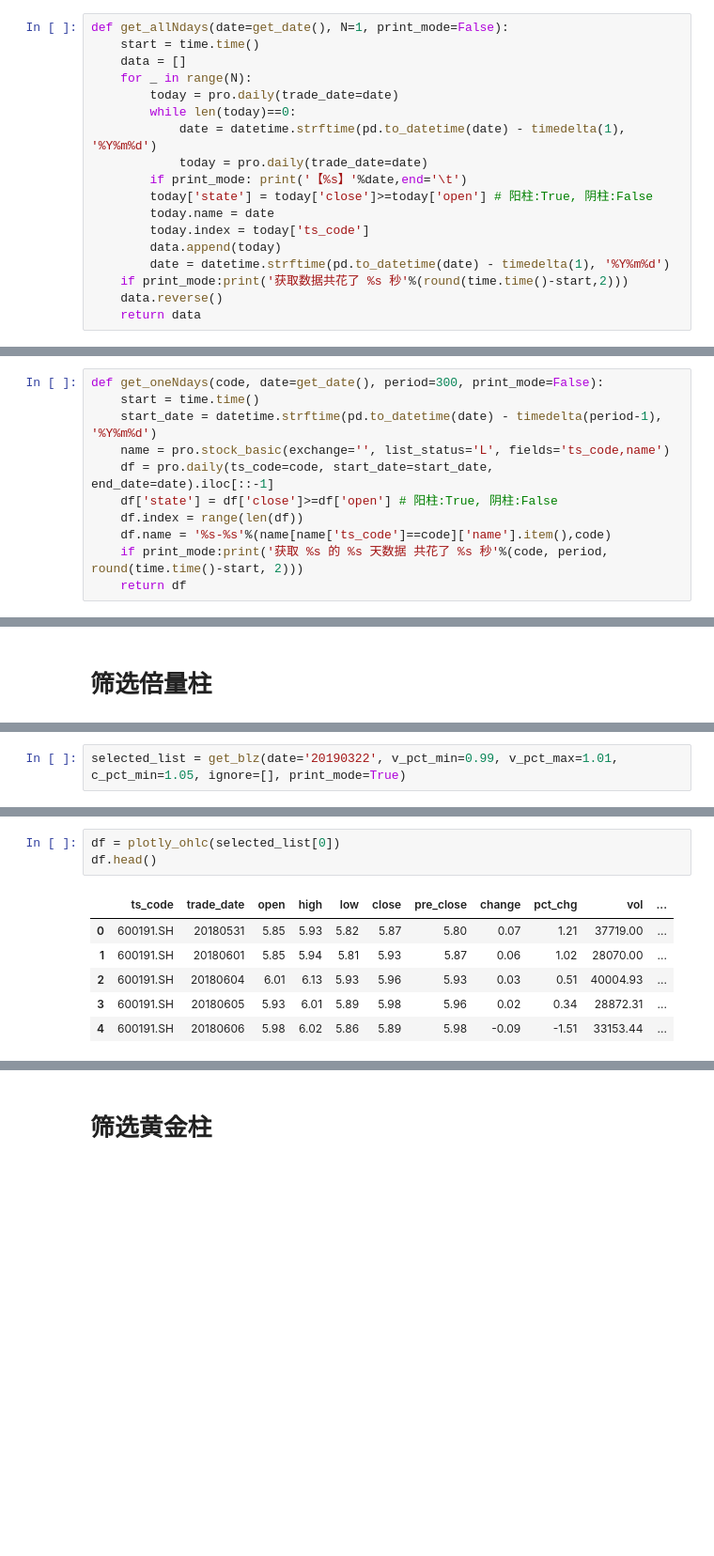
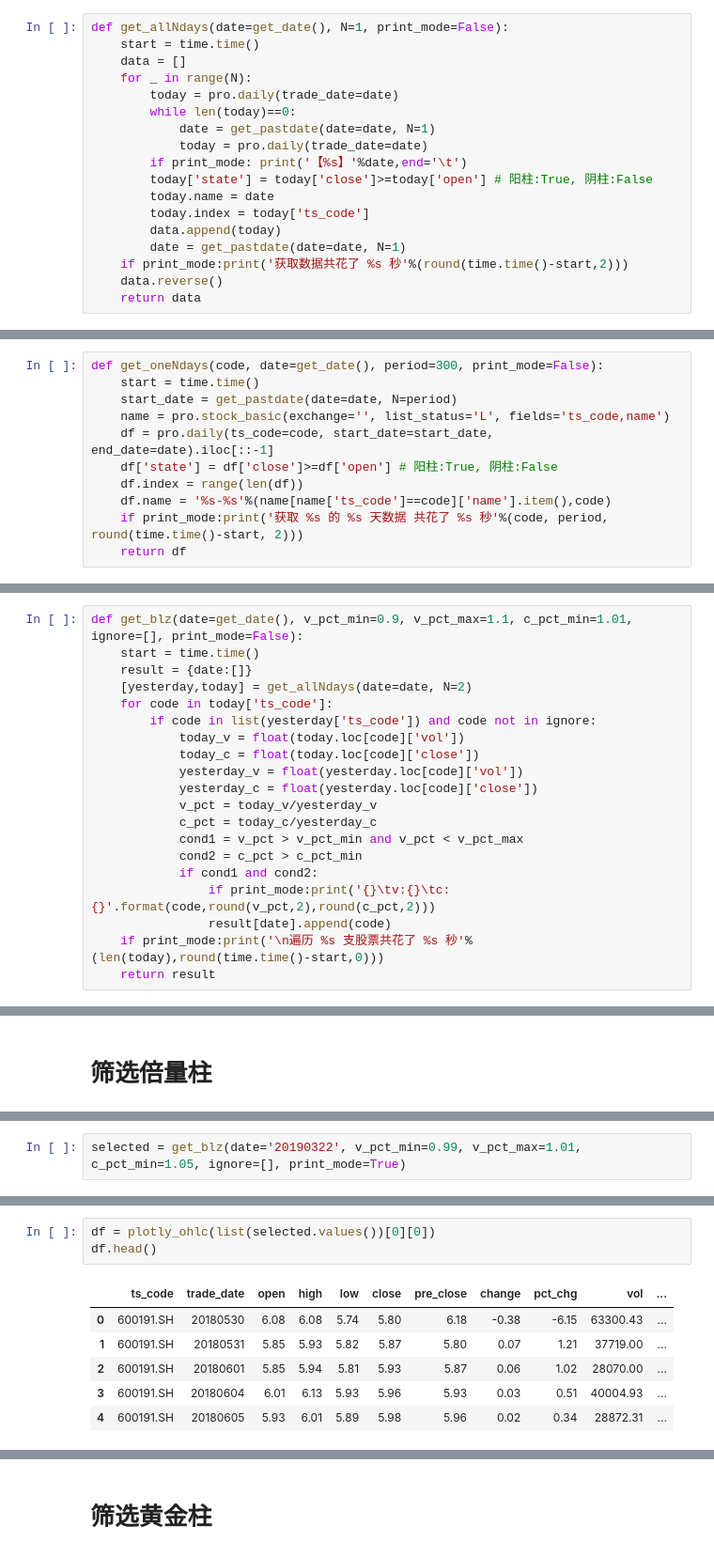
Before and after one commit to xn6o6x/A-SHARE, a Jupyter notebook: A股实测封装.ipynb, the cells around one changed output, grey strips where cells are left out. Shown at 94% size. Cells and saved outputs as stored; diff of their text form; blank space fills up the shorter version.

```diff
--- a/A股实测封装.ipynb
+++ b/A股实测封装.ipynb
@@ -44,14 +57,14 @@ def get_allNdays(date=get_date(), N=1, print_mode=False):
     for _ in range(N):
         today = pro.daily(trade_date=date)
         while len(today)==0:
-            date = datetime.strftime(pd.to_datetime(date) - timedelta(1), '%Y%m%d')
+            date = get_pastdate(date=date, N=1)
             today = pro.daily(trade_date=date)
         if print_mode: print('【%s】'%date,end='\t')
         today['state'] = today['close']>=today['open'] # 阳柱:True, 阴柱:False
         today.name = date
         today.index = today['ts_code']
         data.append(today)
-        date = datetime.strftime(pd.to_datetime(date) - timedelta(1), '%Y%m%d')
+        date = get_pastdate(date=date, N=1)
     if print_mode:print('获取数据共花了 %s 秒'%(round(time.time()-start,2)))
     data.reverse()
     return data
@@ -239,7 +86,7 @@ Returns: DataFrame 该支股票的历史数据
 # %%
 def get_oneNdays(code, date=get_date(), period=300, print_mode=False):
     start = time.time()
-    start_date = datetime.strftime(pd.to_datetime(date) - timedelta(period-1), '%Y%m%d')
+    start_date = get_pastdate(date=date, N=period)
     name = pro.stock_basic(exchange='', list_status='L', fields='ts_code,name')
     df = pro.daily(ts_code=code, start_date=start_date, end_date=date).iloc[::-1]
     df['state'] = df['close']>=df['open'] # 阳柱:True, 阴柱:False
@@ -249,0 +116,20 @@ def get_oneNdays(code, date=get_date(), period=300, print_mode=False):
+# %%
+def get_blz(date=get_date(), v_pct_min=0.9, v_pct_max=1.1, c_pct_min=1.01, ignore=[], print_mode=False):
+    start = time.time()
+    result = {date:[]}
+    [yesterday,today] = get_allNdays(date=date, N=2)
+    for code in today['ts_code']:
+        if code in list(yesterday['ts_code']) and code not in ignore:
+            today_v = float(today.loc[code]['vol'])
+            today_c = float(today.loc[code]['close'])
+            yesterday_v = float(yesterday.loc[code]['vol'])
+            yesterday_c = float(yesterday.loc[code]['close'])
+            v_pct = today_v/yesterday_v
+            c_pct = today_c/yesterday_c
+            cond1 = v_pct > v_pct_min and v_pct < v_pct_max
+            cond2 = c_pct > c_pct_min
+            if cond1 and cond2:
+                if print_mode:print('{}\tv:{}\tc:{}'.format(code,round(v_pct,2),round(c_pct,2)))
+                result[date].append(code)
+    if print_mode:print('\n遍历 %s 支股票共花了 %s 秒'%(len(today),round(time.time()-start,0)))
+    return result
@@ -414,3 +454,3 @@ selected_list[:5]
 # %%
-selected_list = get_blz(date='20190322', v_pct_min=0.99, v_pct_max=1.01, c_pct_min=1.05, ignore=[], print_mode=True)
+selected = get_blz(date='20190322', v_pct_min=0.99, v_pct_max=1.01, c_pct_min=1.05, ignore=[], print_mode=True)
 # %% [output]
@@ -424,13 +462,13 @@ selected_list = get_blz(date='20190322', v_pct_min=0.99, v_pct_max=1.01, c_pct_m
 # %%
-df = plotly_ohlc(selected_list[0])
+df = plotly_ohlc(list(selected.values())[0][0])
 df.head()
 # %% [output]
 |  | ts_code | trade_date | open | high | low | close | pre_close | change | pct_chg | vol | ... |
-| 0 | 600191.SH | 20180531 | 5.85 | 5.93 | 5.82 | 5.87 | 5.80 | 0.07 | 1.21 | 37719.00 | ... |
-| 1 | 600191.SH | 20180601 | 5.85 | 5.94 | 5.81 | 5.93 | 5.87 | 0.06 | 1.02 | 28070.00 | ... |
-| 2 | 600191.SH | 20180604 | 6.01 | 6.13 | 5.93 | 5.96 | 5.93 | 0.03 | 0.51 | 40004.93 | ... |
-| 3 | 600191.SH | 20180605 | 5.93 | 6.01 | 5.89 | 5.98 | 5.96 | 0.02 | 0.34 | 28872.31 | ... |
-| 4 | 600191.SH | 20180606 | 5.98 | 6.02 | 5.86 | 5.89 | 5.98 | -0.09 | -1.51 | 33153.44 | ... |
+| 0 | 600191.SH | 20180530 | 6.08 | 6.08 | 5.74 | 5.80 | 6.18 | -0.38 | -6.15 | 63300.43 | ... |
+| 1 | 600191.SH | 20180531 | 5.85 | 5.93 | 5.82 | 5.87 | 5.80 | 0.07 | 1.21 | 37719.00 | ... |
+| 2 | 600191.SH | 20180601 | 5.85 | 5.94 | 5.81 | 5.93 | 5.87 | 0.06 | 1.02 | 28070.00 | ... |
+| 3 | 600191.SH | 20180604 | 6.01 | 6.13 | 5.93 | 5.96 | 5.93 | 0.03 | 0.51 | 40004.93 | ... |
+| 4 | 600191.SH | 20180605 | 5.93 | 6.01 | 5.89 | 5.98 | 5.96 | 0.02 | 0.34 | 28872.31 | ... |
 # %%
 df = plotly_ohlc(code='600191.SH', date='20190322', period=100)
 df.head()
```
Also changed, not shown: parts of 36 cells of this notebook, 1 other file.
